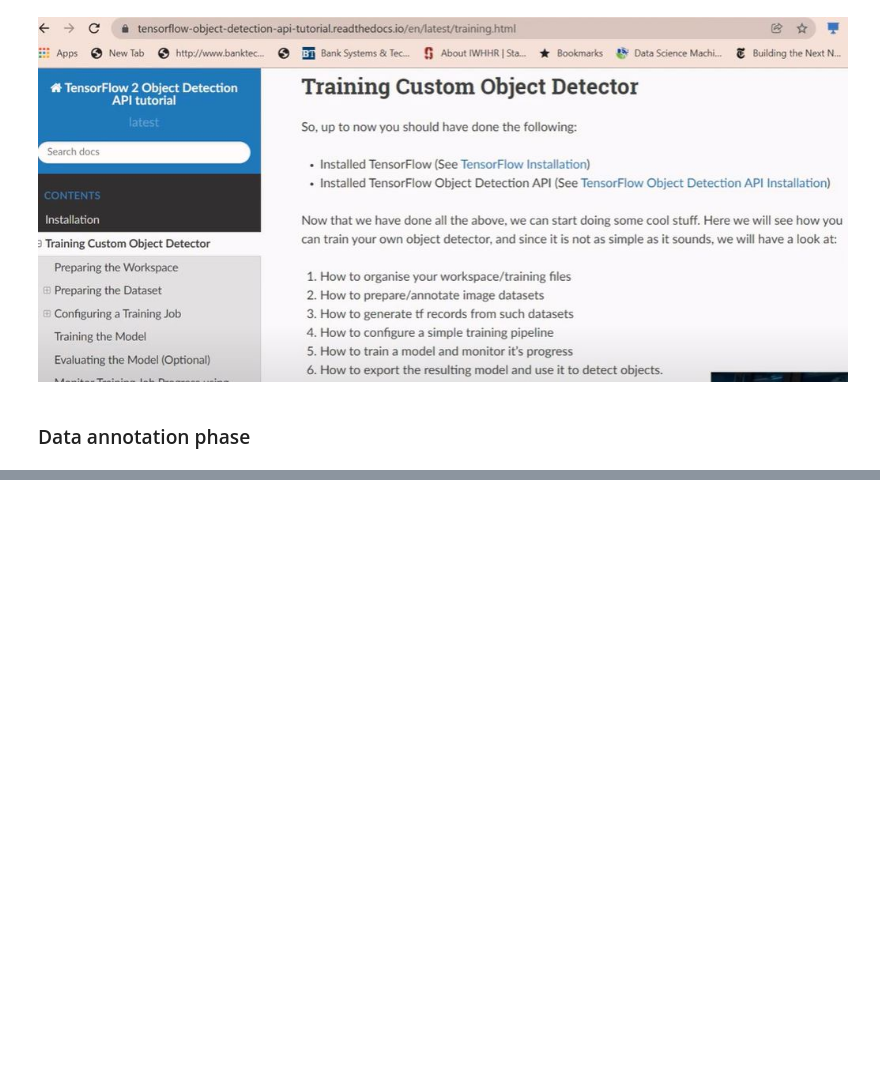
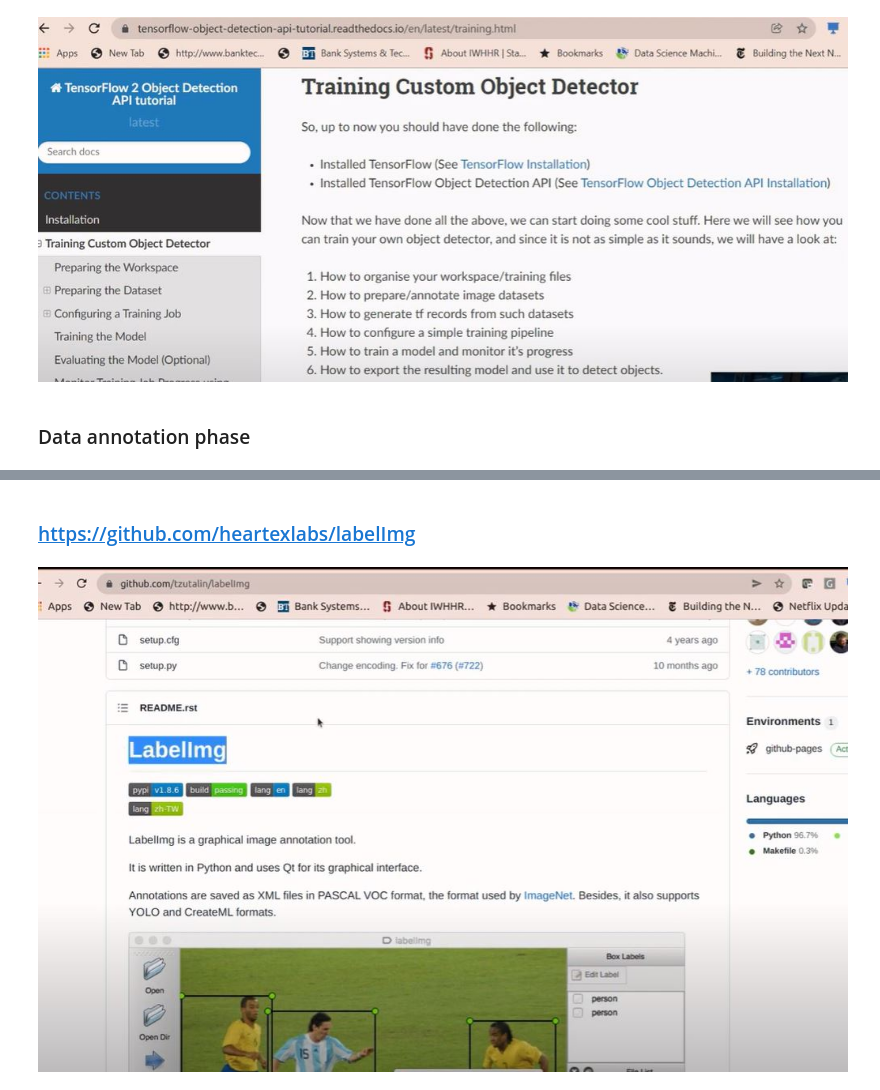
Before and after one commit to ijazkhan101/Computer-Vision-pothole-detector, a Jupyter notebook: building_a_road_pothole_detector.ipynb, the cells around one changed output, grey strips where cells are left out. Drawn from its saved outputs; the diff is of its cells as text; code cells hidden in the pictures; blank space fills up the shorter version.

```diff
--- a/building_a_road_pothole_detector.ipynb
+++ b/building_a_road_pothole_detector.ipynb
@@ -143,0 +153,7 @@ Image(filename='11-tensorflow-object.JPG')
+# %% [markdown]
+### https://github.com/heartexlabs/labelImg
+# %%
+from IPython.display import Image
+Image(filename='imgs/12-github.JPG')
+# %% [output]
+[figure, added]
```
Also changed, not shown: parts of 13 cells of this notebook, 12 other files.
